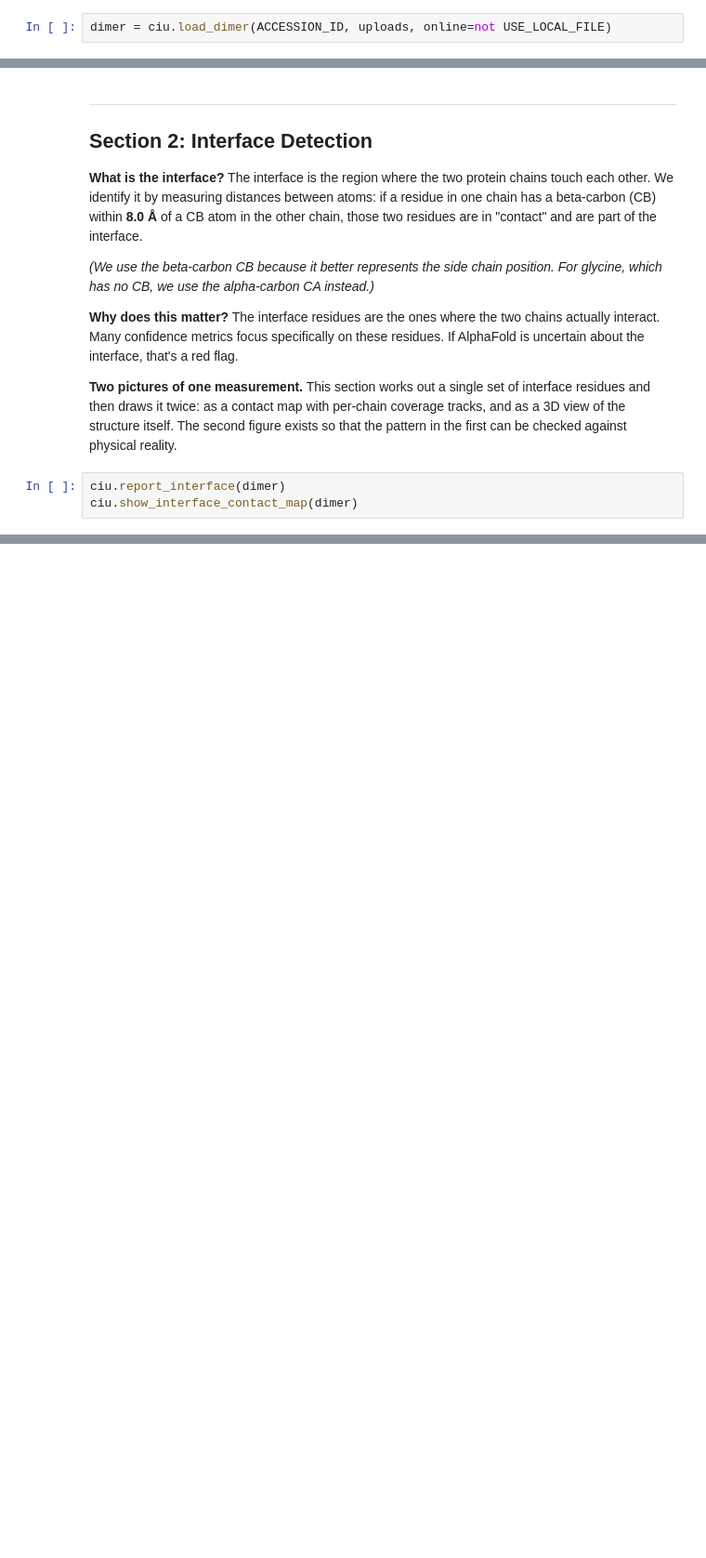
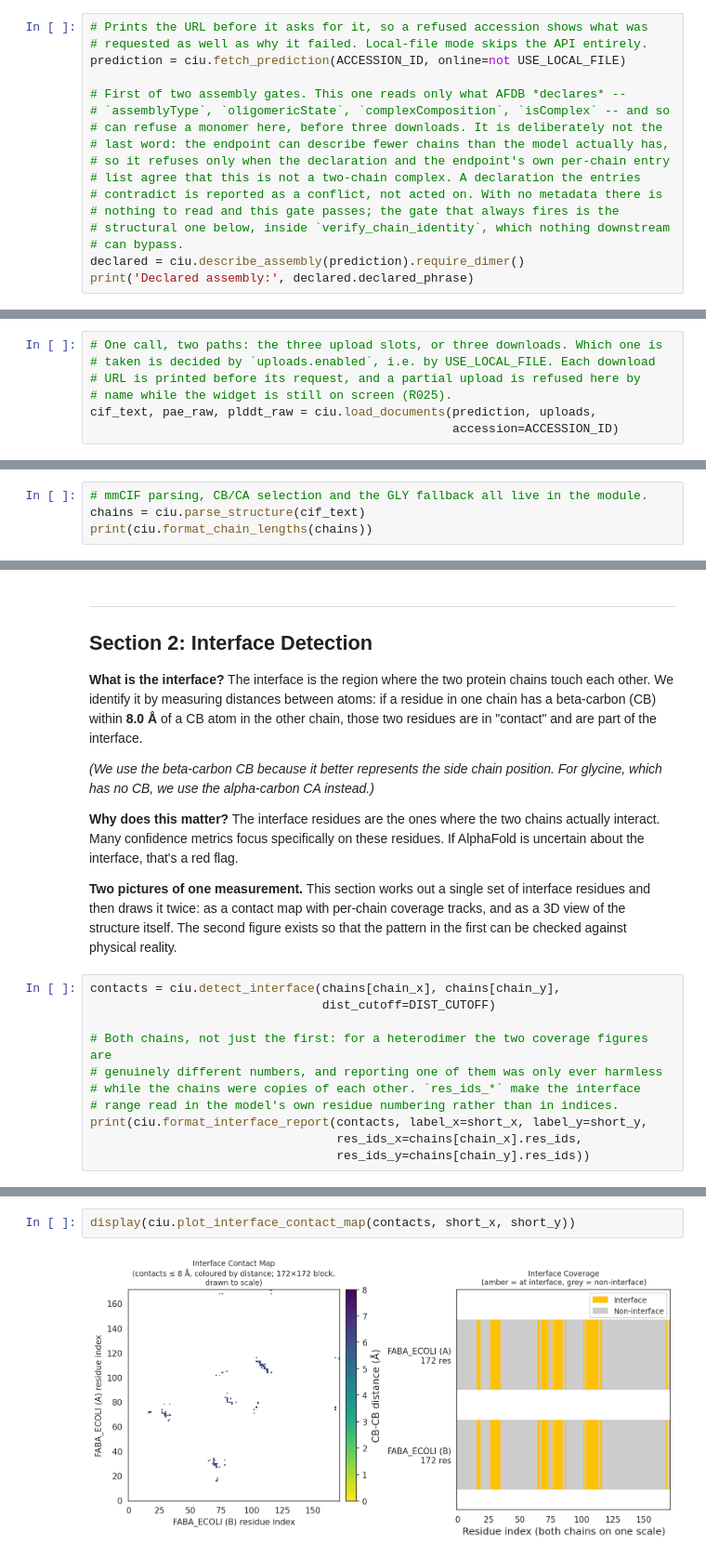
Before and after one commit to PDBeurope/InsightFold, a Jupyter notebook: notebooks/homodimer_diagnostic.ipynb, the cells around one changed output, grey strips where cells are left out. Shown at 93% size. Saved outputs shown, nothing was run; the diff lists cells and outputs as text; blank space fills up the shorter version.

```diff
--- a/notebooks/homodimer_diagnostic.ipynb
+++ b/notebooks/homodimer_diagnostic.ipynb
@@ -86,2 +140,17 @@ uploads = ciu.local_upload_panel(USE_LOCAL_FILE)
 # %%
-dimer = ciu.load_dimer(ACCESSION_ID, uploads, online=not USE_LOCAL_FILE)
+# Prints the URL before it asks for it, so a refused accession shows what was
+# requested as well as why it failed. Local-file mode skips the API entirely.
+prediction = ciu.fetch_prediction(ACCESSION_ID, online=not USE_LOCAL_FILE)
+
+# First of two assembly gates. This one reads only what AFDB *declares* --
+# `assemblyType`, `oligomericState`, `complexComposition`, `isComplex` -- and so
+# can refuse a monomer here, before three downloads. It is deliberately not the
+# last word: the endpoint can describe fewer chains than the model actually has,
+# so it refuses only when the declaration and the endpoint's own per-chain entry
+# list agree that this is not a two-chain complex. A declaration the entries
+# contradict is reported as a conflict, not acted on. With no metadata there is
+# nothing to read and this gate passes; the gate that always fires is the
+# structural one below, inside `verify_chain_identity`, which nothing downstream
+# can bypass.
+declared = ciu.describe_assembly(prediction).require_dimer()
+print('Declared assembly:', declared.declared_phrase)
@@ -87,0 +162,7 @@ dimer = ciu.load_dimer(ACCESSION_ID, uploads, online=not USE_LOCAL_FILE)
+# %%
+# One call, two paths: the three upload slots, or three downloads. Which one is
+# taken is decided by `uploads.enabled`, i.e. by USE_LOCAL_FILE. Each download
+# URL is printed before its request, and a partial upload is refused here by
+# name while the widget is still on screen (R025).
+cif_text, pae_raw, plddt_raw = ciu.load_documents(prediction, uploads,
+                                                  accession=ACCESSION_ID)
@@ -87,0 +174,4 @@ dimer = ciu.load_dimer(ACCESSION_ID, uploads, online=not USE_LOCAL_FILE)
+# %%
+# mmCIF parsing, CB/CA selection and the GLY fallback all live in the module.
+chains = ciu.parse_structure(cif_text)
+print(ciu.format_chain_lengths(chains))
@@ -100,5 +278,13 @@ The interface residues are the ones where the two chains actually interact. Many
 **Two pictures of one measurement.**
 This section works out a single set of interface residues and then draws it twice: as a contact map with per-chain coverage tracks, and as a 3D view of the structure itself. The second figure exists so that the pattern in the first can be checked against physical reality.
 # %%
-ciu.report_interface(dimer)
-ciu.show_interface_contact_map(dimer)
+contacts = ciu.detect_interface(chains[chain_x], chains[chain_y],
+                                dist_cutoff=DIST_CUTOFF)
+
+# Both chains, not just the first: for a heterodimer the two coverage figures are
+# genuinely different numbers, and reporting one of them was only ever harmless
+# while the chains were copies of each other. `res_ids_*` make the interface
+# range read in the model's own residue numbering rather than in indices.
+print(ciu.format_interface_report(contacts, label_x=short_x, label_y=short_y,
+                                  res_ids_x=chains[chain_x].res_ids,
+                                  res_ids_y=chains[chain_y].res_ids))
@@ -105,3 +298,7 @@ ciu.show_interface_contact_map(dimer)
+# %%
+display(ciu.plot_interface_contact_map(contacts, short_x, short_y))
+# %% [output]
+[figure, added]
 # %% [markdown]
 ### View 1: the same interface in 3D
 
```
Also changed, not shown: parts of 32 cells of this notebook.
